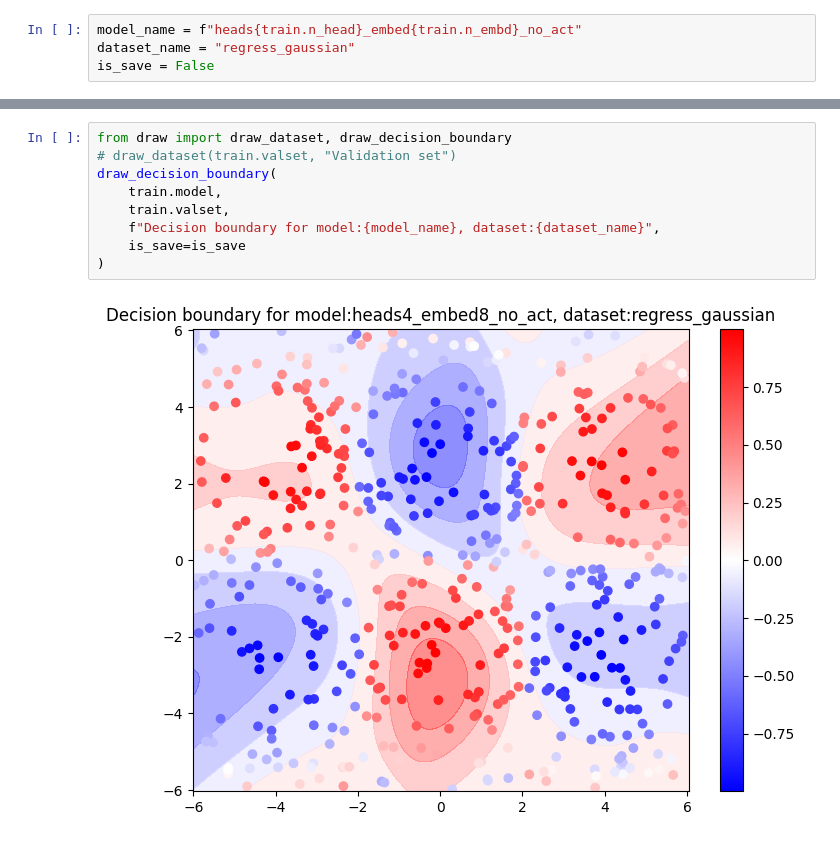
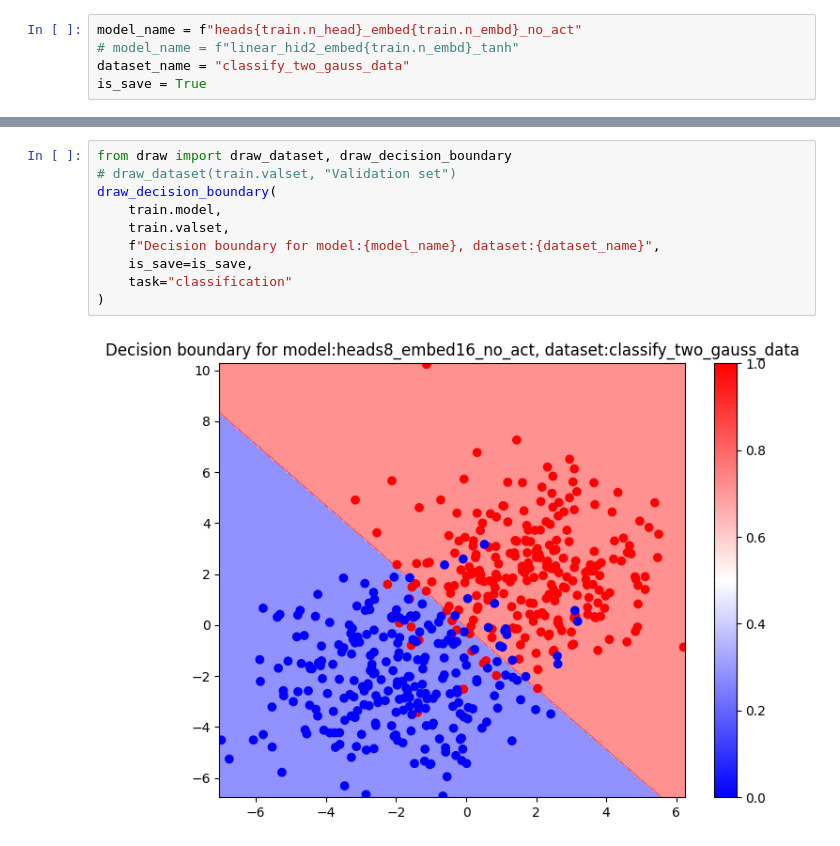
Before and after one commit to donglinkang2021/SimpleAttention, a Jupyter notebook: visualize.ipynb, the cells around one changed output, grey strips where cells are left out. Saved outputs shown, nothing was run; the diff lists cells and outputs as text.

Commit message:
classify_two_gauss

```diff
--- a/visualize.ipynb
+++ b/visualize.ipynb
@@ -21,7 +21,8 @@ step 239: train loss 0.1209, val loss 0.1403
 # %%
 model_name = f"heads{train.n_head}_embed{train.n_embd}_no_act"
-dataset_name = "regress_gaussian"
-is_save = False
+# model_name = f"linear_hid2_embed{train.n_embd}_tanh"
+dataset_name = "classify_two_gauss_data"
+is_save = True
 # %%
 from draw import draw_loss
 draw_loss(
@@ -36,11 +37,12 @@ draw_loss(
 # %%
 from draw import draw_dataset, draw_decision_boundary
 # draw_dataset(train.valset, "Validation set")
 draw_decision_boundary(
     train.model,
     train.valset,
     f"Decision boundary for model:{model_name}, dataset:{dataset_name}",
-    is_save=is_save
+    is_save=is_save,
+    task="classification"
 )
 # %% [output]
-[figure, old version]
+[figure, new version]
```
Also changed, not shown: parts of 2 cells of this notebook, 17 other files.
